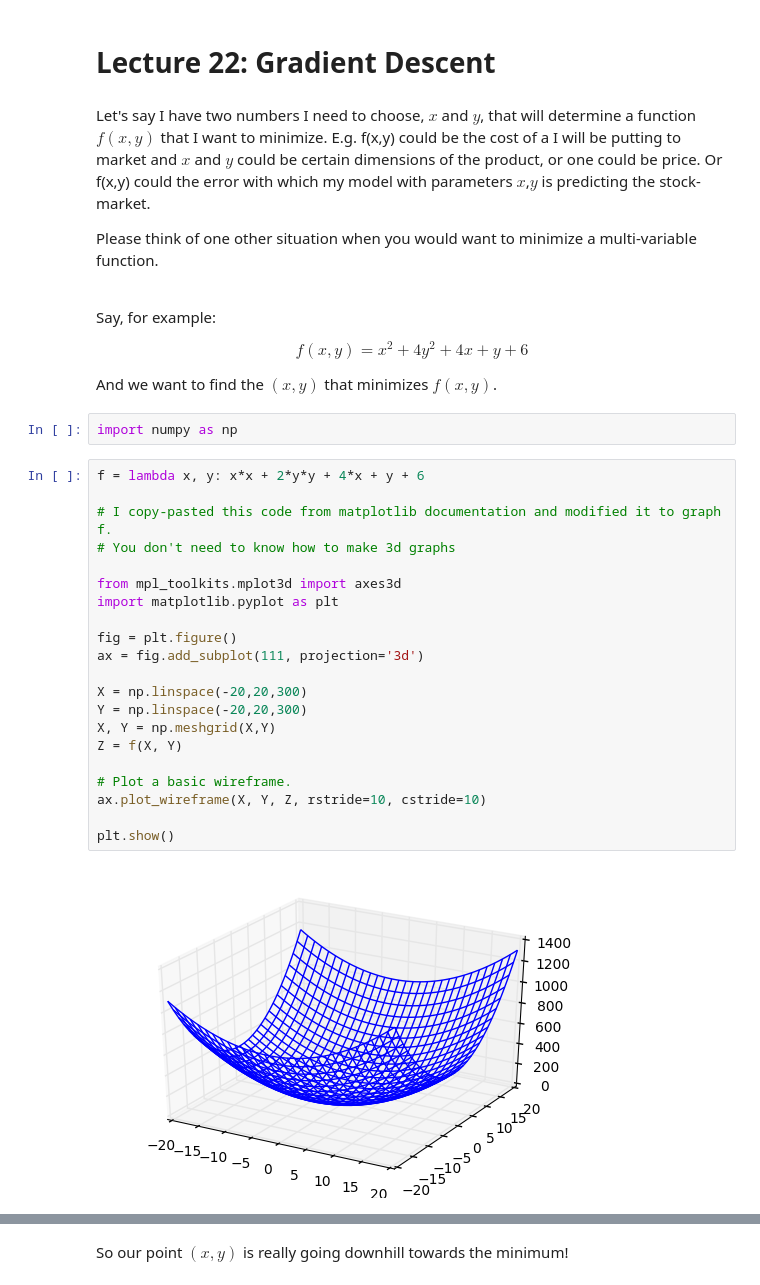
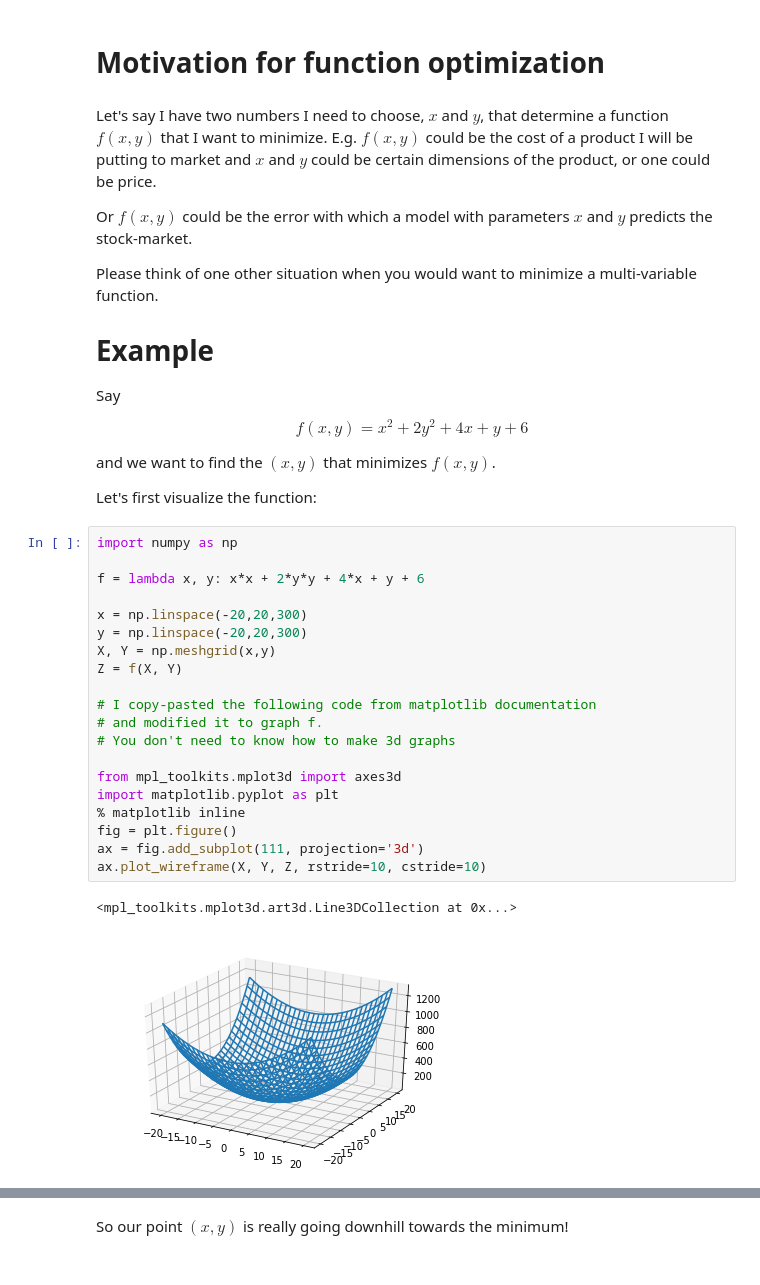
Before and after one commit to petermchale/math9, a Jupyter notebook: lectures/Lecture22.ipynb, the cells around one changed output, grey strips where cells are left out. Saved outputs shown, nothing was run; the diff lists cells and outputs as text.

```diff
--- a/lectures/Lecture22.ipynb
+++ b/lectures/Lecture22.ipynb
@@ -1,40 +1,42 @@
-# %% [markdown]
-# Lecture 22: Gradient Descent
+# %% [markdown]
+# Motivation for function optimization
 # %% [markdown]
-Let's say I have two numbers I need to choose, $x$ and $y$, that will determine a function $f(x,y)$ that I want to minimize. E.g. f(x,y) could be the cost of a I will be putting to market and $x$ and $y$ could be certain dimensions of the product, or one could be price. Or f(x,y) could the error with which my model with parameters $x$,$y$ is predicting the stock-market.
+Let's say I have two numbers I need to choose, $x$ and $y$, that determine a function $f(x,y)$ that I want to minimize. E.g. $f(x,y)$ could be the cost of a product I will be putting to market and $x$ and $y$ could be certain dimensions of the product, or one could be price.
+
+Or $f(x,y)$ could be the error with which a model with parameters $x$ and $y$ predicts the stock-market.
 
 Please think of one other situation when you would want to minimize a multi-variable function.
 
-<br>
+# Example
 
-Say, for example:
+Say
 
-$$f(x,y) = x^2 + 4y^2 + 4x + y + 6$$
+$$f(x,y) = x^2 + 2y^2 + 4x + y + 6$$
 
-And we want to find the $(x,y)$ that minimizes $f(x,y)$.
+and we want to find the $(x,y)$ that minimizes $f(x,y)$.
+
+Let's first visualize the function:
-# %%
-import numpy as np
 # %%
+import numpy as np
+
 f = lambda x, y: x*x + 2*y*y + 4*x + y + 6
 
-# I copy-pasted this code from matplotlib documentation and modified it to graph f.
+x = np.linspace(-20,20,300)
+y = np.linspace(-20,20,300)
+X, Y = np.meshgrid(x,y)
+Z = f(X, Y)
+
+# I copy-pasted the following code from matplotlib documentation
+# and modified it to graph f.
 # You don't need to know how to make 3d graphs
 
 from mpl_toolkits.mplot3d import axes3d
 import matplotlib.pyplot as plt
-
+% matplotlib inline
 fig = plt.figure()
 ax = fig.add_subplot(111, projection='3d')
-
-X = np.linspace(-20,20,300)
-Y = np.linspace(-20,20,300)
-X, Y = np.meshgrid(X,Y)
-Z = f(X, Y)
-
-# Plot a basic wireframe.
 ax.plot_wireframe(X, Y, Z, rstride=10, cstride=10)
-
-plt.show()
 # %% [output]
+<mpl_toolkits.mplot3d.art3d.Line3DCollection at 0x...>
-[figure, old version]
+[figure, new version]
 # %% [markdown]
```
Also changed, not shown: parts of 18 cells of this notebook.
